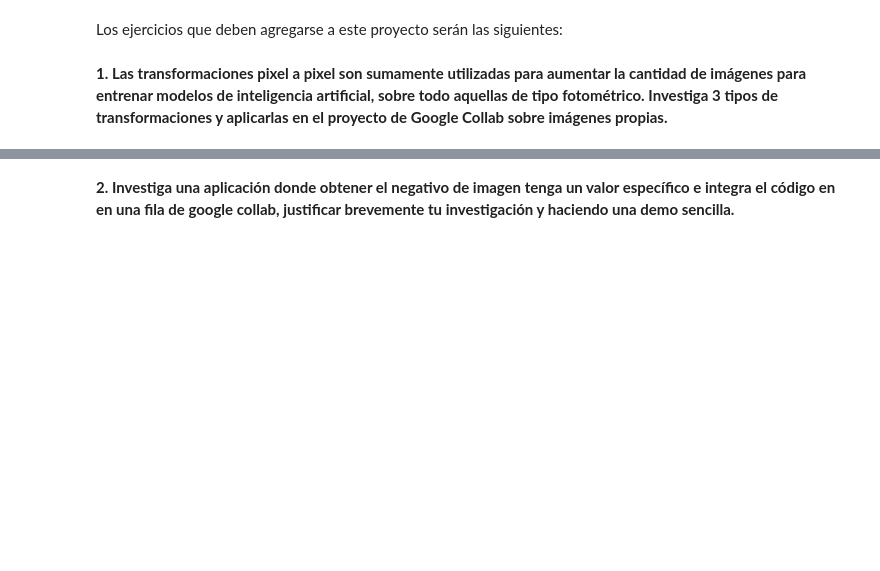
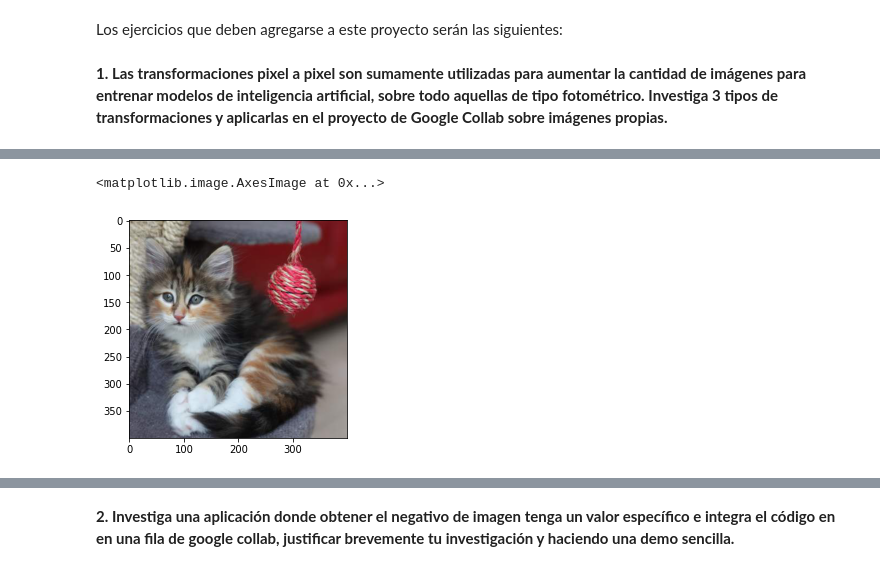
Before and after one commit to andreac941/ComputerVision-Eq3, a Jupyter notebook: SimpleImageProcessing_Eq10.ipynb, the cells around one changed output, grey strips where cells are left out. Cells and saved outputs as stored; diff of their text form; code cells hidden in the pictures; blank space fills up the shorter version.

```diff
--- a/SimpleImageProcessing_Eq10.ipynb
+++ b/SimpleImageProcessing_Eq10.ipynb
@@ -23,0 +44,54 @@ Los ejercicios que deben agregarse a este proyecto serán las siguientes:
+# %%
+#Example for contrast stretching:
+
+# Method to process the red band of the image
+def normalizeRed(intensity):
+    iI      = intensity
+    minI    = 10
+    maxI    = 200
+    minO    = 0
+    maxO    = 255
+    iO      = (iI-minI)*(((maxO-minO)/(maxI-minI))+minO)
+    return iO
+
+# Method to process the green band of the image
+def normalizeGreen(intensity):
+    iI      = intensity
+    minI    = 10
+    maxI    = 210
+    minO    = 0
+    maxO    = 255
+    iO      = (iI-minI)*(((maxO-minO)/(maxI-minI))+minO)
+    return iO
+
+# Method to process the blue band of the image
+def normalizeBlue(intensity):
+    iI      = intensity
+    minI    = 50
+    maxI    = 200
+    minO    = 0
+    maxO    = 255
+    iO      = (iI-minI)*(((maxO-minO)/(maxI-minI))+minO)
+    return iO
+
+
+# Create an image object
+urllib.request.urlretrieve('https://placekitten.com/400/400', 'cat1.png')
+imageObject     = Image.open("cat1.png")
+
+# Split the red, green and blue bands from the Image
+multiBands      = imageObject.split()
+
+# Apply point operations that does contrast stretching on each color band
+normalizedRedBand      = multiBands[0].point(normalizeRed)
+normalizedGreenBand    = multiBands[1].point(normalizeGreen)
+normalizedBlueBand     = multiBands[2].point(normalizeBlue)
+
+# Create a new image from the contrast stretched red, green and blue brands
+normalizedImage = Image.merge("RGB", (normalizedRedBand, normalizedGreenBand, normalizedBlueBand))
+
+# Display the image before contrast stretching
+plt.imshow(imageObject)
+# %% [output]
+<matplotlib.image.AxesImage at 0x...>
+[figure, added]
```
Also changed, not shown: parts of 5 cells of this notebook.
